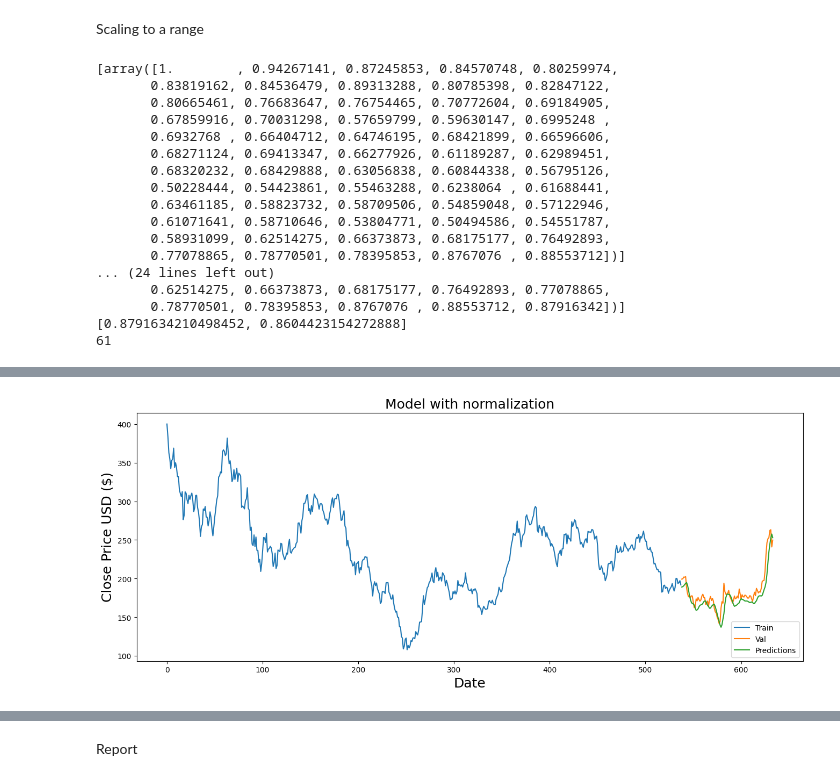
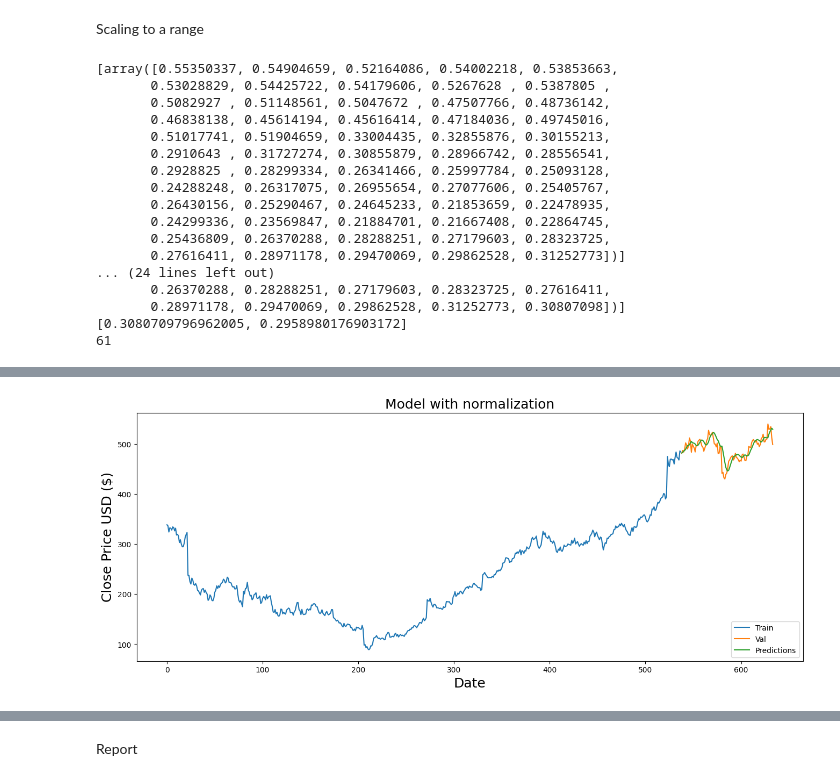
Before and after one commit to porchportal/stock-market-prediction-by--multi-Task-learning, a Jupyter notebook: VScodeML@2/speedPaper/SpeedPaper.ipynb, the cells around one changed output, grey strips where cells are left out. Drawn from its saved outputs; the diff is of its cells as text; code cells hidden in the pictures.

```diff
--- a/VScodeML@2/speedPaper/SpeedPaper.ipynb
+++ b/VScodeML@2/speedPaper/SpeedPaper.ipynb
@@ -35,13 +35,13 @@ import numpy as np
 import pandas as pd
 import matplotlib.pyplot as plt
 
-from sklearn.metrics import median_absolute_error
+from sklearn.metrics import median_absolute_error, r2_score
 from sklearn.preprocessing import MinMaxScaler, StandardScaler, QuantileTransformer, RobustScaler, Normalizer, MaxAbsScaler, PowerTransformer, Binarizer
 from keras.models import Sequential
 from keras.layers import Dense, LSTM, Dropout
 
 
-dataset = yf.download('tsla', start='2022-01-01',
+dataset = yf.download('meta', start='2022-01-01',
                       end=datetime.now().strftime('%Y-%m-%d'),
                       progress=False,
                       period="ytd")
@@ -288,6 +304,7 @@ See the caveats in the documentation: https://pandas.pydata.org/pandas-docs/stab
 # %% [markdown]
 Experiment Zone
 # %%
+
 
 all_predictions_list = []
 def visualizeTrain(scaleable_type, xtrain, ytrain, model, training_data):
@@ -349,10 +366,11 @@ def Evaluation(scaleable_type, scaler, xtest, training_data, data, model):
     # Get the root mean squared error (RMSE)
     rmse = np.sqrt(np.mean(((predicted - ytest) ** 2)))
     medae = median_absolute_error(ytest, predicted)
+    r_squared = r2_score(ytest, predicted)
 
-    # Print the evaluation metrics
     print(f'RMSE: {rmse}')
     print(f'Median Absolute Error (MAE): {medae}')
+    print(f"R-Squared: {r_squared}")
 
     train = data[:training_data]
     valid = data[training_data:].copy()
@@ -371,6 +389,8 @@ def Evaluation(scaleable_type, scaler, xtest, training_data, data, model):
 # %% [markdown]
 Scaling to a range
 # %%
+all_predictions_list.clear()
+
 scaler = MinMaxScaler(feature_range=(0, 1))
 scaled_data = scaler.fit_transform(data.values)
 x_train_MinMax = []
@@ -383,21 +403,21 @@ visualizeTrain(scaled_data, x_train_MinMax,
 Evaluation(scaled_data, scaler, xtest=x_test_MinMax,
            training_data=training_data_len, data=data, model=modelMinMax1)
 # %% [output]
-[array([1.        , 0.94267141, 0.87245853, 0.84570748, 0.80259974,
-       0.83819162, 0.84536479, 0.89313288, 0.80785398, 0.82847122,
-       0.80665461, 0.76683647, 0.76754465, 0.70772604, 0.69184905,
-       0.67859916, 0.70031298, 0.57659799, 0.59630147, 0.6995248 ,
-       0.6932768 , 0.66404712, 0.64746195, 0.68421899, 0.66596606,
-       0.68271124, 0.69413347, 0.66277926, 0.61189287, 0.62989451,
-       0.68320232, 0.68429888, 0.63056838, 0.60844338, 0.56795126,
-       0.50228444, 0.54423861, 0.55463288, 0.6238064 , 0.61688441,
-       0.63461185, 0.58823732, 0.58709506, 0.54859048, 0.57122946,
-       0.61071641, 0.58710646, 0.53804771, 0.50494586, 0.54551787,
-       0.58931099, 0.62514275, 0.66373873, 0.68175177, 0.76492893,
-       0.77078865, 0.78770501, 0.78395853, 0.8767076 , 0.88553712])]
+[array([0.55350337, 0.54904659, 0.52164086, 0.54002218, 0.53853663,
+       0.53028829, 0.54425722, 0.54179606, 0.5267628 , 0.5387805 ,
+       0.5082927 , 0.51148561, 0.5047672 , 0.47507766, 0.48736142,
+       0.46838138, 0.45614194, 0.45616414, 0.47184036, 0.49745016,
+       0.51017741, 0.51904659, 0.33004435, 0.32855876, 0.30155213,
+       0.2910643 , 0.31727274, 0.30855879, 0.28966742, 0.28556541,
+       0.2928825 , 0.28299334, 0.26341466, 0.25997784, 0.25093128,
+       0.24288248, 0.26317075, 0.26955654, 0.27077606, 0.25405767,
+       0.26430156, 0.25290467, 0.24645233, 0.21853659, 0.22478935,
+       0.24299336, 0.23569847, 0.21884701, 0.21667408, 0.22864745,
+       0.25436809, 0.26370288, 0.28288251, 0.27179603, 0.28323725,
+       0.27616411, 0.28971178, 0.29470069, 0.29862528, 0.31252773])]
 ... (24 lines left out)
-       0.62514275, 0.66373873, 0.68175177, 0.76492893, 0.77078865,
-       0.78770501, 0.78395853, 0.8767076 , 0.88553712, 0.87916342])]
-[0.8791634210498452, 0.8604423154272888]
+       0.26370288, 0.28288251, 0.27179603, 0.28323725, 0.27616411,
+       0.28971178, 0.29470069, 0.29862528, 0.31252773, 0.30807098])]
+[0.3080709796962005, 0.2958980176903172]
 61
 Epoch 1/5
@@ -416,4 +437,4 @@ Median Absolute Error (MAE): 7.8121185302734375
-[figure, old version]
+[figure, new version]
 # %%
 # Z-Score Normalization
 scalerZScore = StandardScaler()
```
Also changed, not shown: parts of 28 cells of this notebook, 1 other file.
